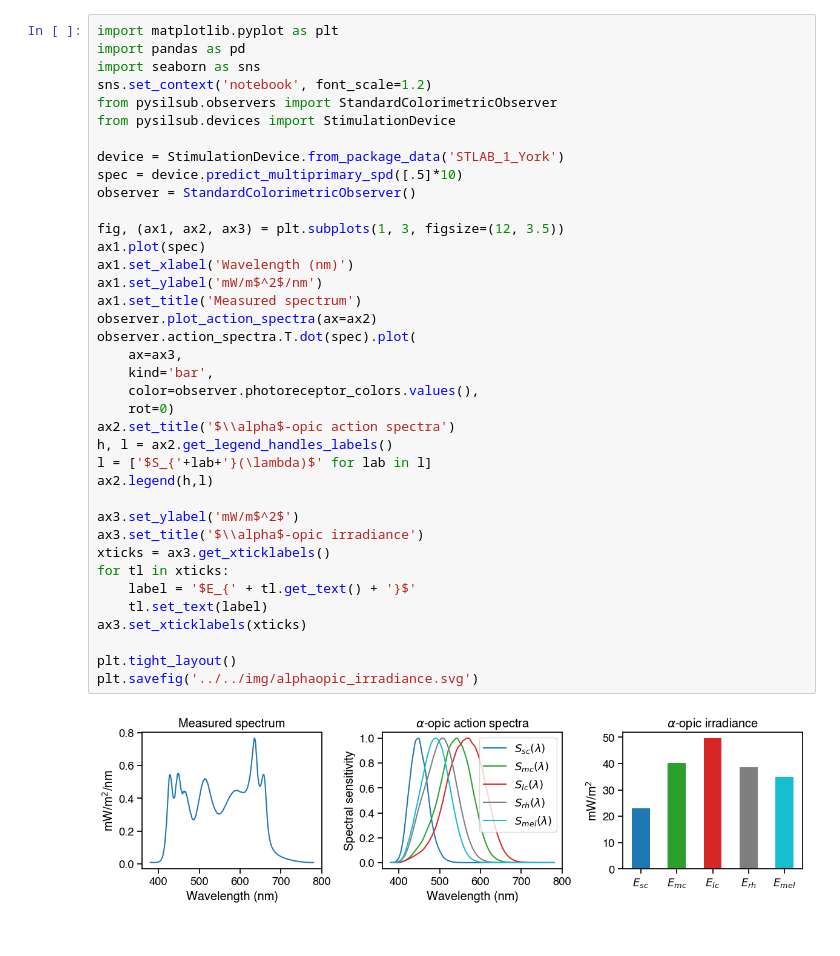
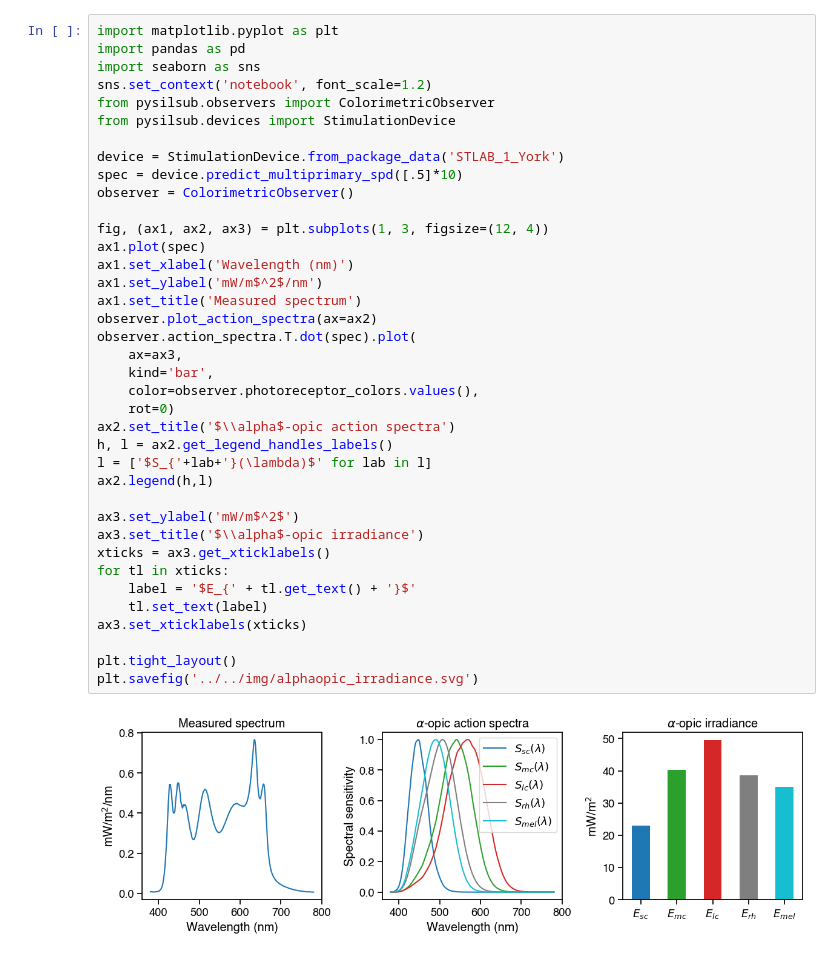
Before and after one commit to PySilentSubstitution/pysilsub, a Jupyter notebook: docs/source/alphaopic_irradiance.ipynb, the cells around one changed output. Drawn from its saved outputs; the diff is of its cells as text.

```diff
--- a/docs/source/alphaopic_irradiance.ipynb
+++ b/docs/source/alphaopic_irradiance.ipynb
@@ -3,38 +3,38 @@ import matplotlib.pyplot as plt
 import pandas as pd
 import seaborn as sns
 sns.set_context('notebook', font_scale=1.2)
-from pysilsub.observers import StandardColorimetricObserver
+from pysilsub.observers import ColorimetricObserver
 from pysilsub.devices import StimulationDevice
 
 device = StimulationDevice.from_package_data('STLAB_1_York')
 spec = device.predict_multiprimary_spd([.5]*10)
-observer = StandardColorimetricObserver()
+observer = ColorimetricObserver()
 
-fig, (ax1, ax2, ax3) = plt.subplots(1, 3, figsize=(12, 3.5))
+fig, (ax1, ax2, ax3) = plt.subplots(1, 3, figsize=(12, 4))
 ax1.plot(spec)
 ax1.set_xlabel('Wavelength (nm)')
 ax1.set_ylabel('mW/m$^2$/nm')
 ax1.set_title('Measured spectrum')
 observer.plot_action_spectra(ax=ax2)
 observer.action_spectra.T.dot(spec).plot(
     ax=ax3,
     kind='bar',
     color=observer.photoreceptor_colors.values(),
     rot=0)
 ax2.set_title('$\\alpha$-opic action spectra')
 h, l = ax2.get_legend_handles_labels()
 l = ['$S_{'+lab+'}(\lambda)$' for lab in l]
 ax2.legend(h,l)
 
 ax3.set_ylabel('mW/m$^2$')
 ax3.set_title('$\\alpha$-opic irradiance')
 xticks = ax3.get_xticklabels()
 for tl in xticks:
     label = '$E_{' + tl.get_text() + '}$'
     tl.set_text(label)
 ax3.set_xticklabels(xticks)
 
 plt.tight_layout()
 plt.savefig('../../img/alphaopic_irradiance.svg')
 # %% [output]
-[figure, old version]
+[figure, new version]
```
Also changed, not shown: 13 other files.
